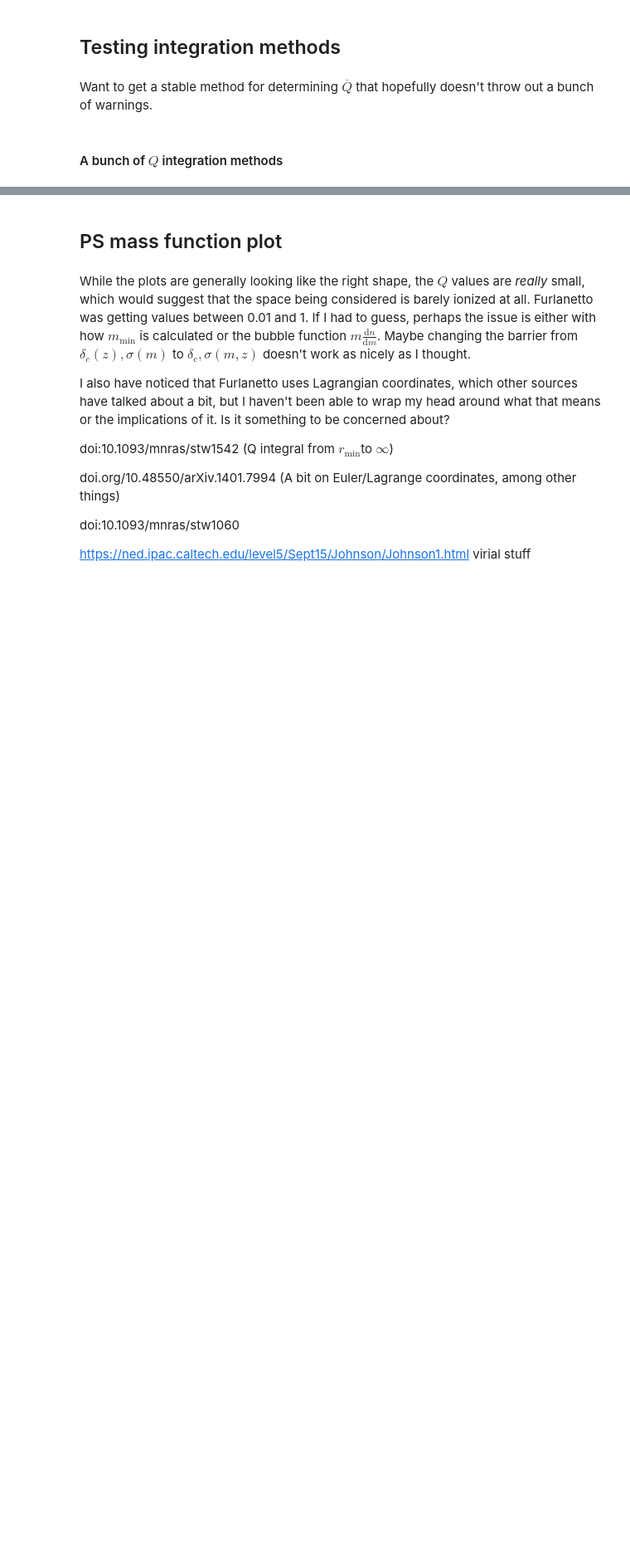
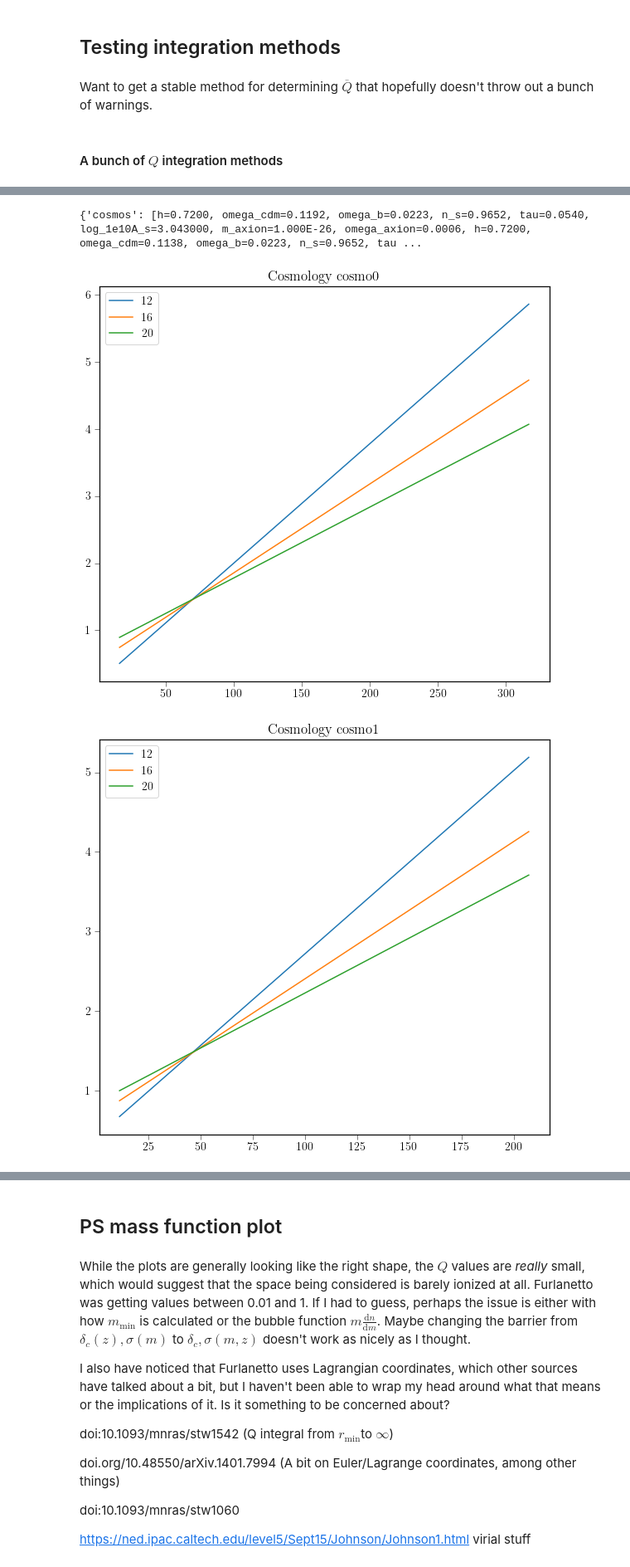
Before and after one commit to emeln/Thesis, a Jupyter notebook: axion_kSZ_source/notebooks/bubble_notebook.ipynb, the cells around one changed output, grey strips where cells are left out. Shown at 83% size. Saved outputs shown, nothing was run; the diff lists cells and outputs as text; code cells hidden in the pictures; blank space fills up the shorter version.

```diff
--- a/axion_kSZ_source/notebooks/bubble_notebook.ipynb
+++ b/axion_kSZ_source/notebooks/bubble_notebook.ipynb
@@ -281,3 +115,3 @@ Use pickled cosmologies by loading the saved cosmology into `cosmo_dict` with `l
 # %%
-load_cosmology()
+cosmod.load_cosmology()
 # %%
@@ -618,11 +255,6 @@ Q = 1.1542976651000236e-11
 ## Testing integration methods
 # %% [markdown]
 Want to get a stable method for determining $\overline{Q}$ that hopefully doesn't throw out a bunch of warnings.
-# %%
-window = 'sharp_k'
-for cid, cosmo in enumerate(cosmos):
-    sigmaIntFFT[cid] = SigmaInterpolatorFFTLog(cosmo, lin_power[cid], growth[cid], z_vals_sigma, 1e-4, 1e3, Nr=1024, window_function=window)
-    sigmaIntFFT[cid].compute()
 # %% [markdown]
 #### A bunch of $Q$ integration methods
 # %%
@@ -807,0 +617,18 @@ print((1-np.exp(-np.array(Q)))[0])
+# %%
+print(cosmo_dict)
+# %% [output]
+{'cosmos': [h=0.7200, omega_cdm=0.1192, omega_b=0.0223, n_s=0.9652, tau=0.0540, log_1e10A_s=3.043000, m_axion=1.000E-26, omega_axion=0.0006, h=0.7200, omega_cdm=0.1138, omega_b=0.0223, n_s=0.9652, tau ...
+# %%
+z_vals = [12,16,20]
+m = np.logspace(-1,10,100)
+for i in range(4):
+    plt.figure()
+    for z in z_vals:
+        plt.plot((sigmaIntFFT[i](m,0))**2,bubbleFuncFFT[i].B(m,z),label=f'{z}')
+    # plt.xscale('log')
+    plt.legend()
+    plt.title(f'Cosmology {cosmo_names[i]}')
+    plt.show()
+# %% [output]
+[figure, added]
+[figure, added]
```
Also changed, not shown: parts of 46 cells of this notebook, 19 other files.
